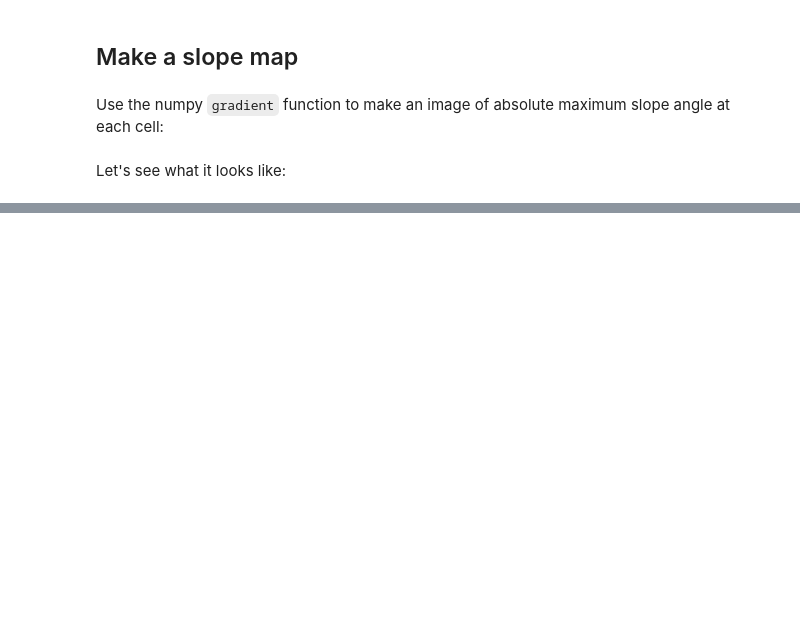
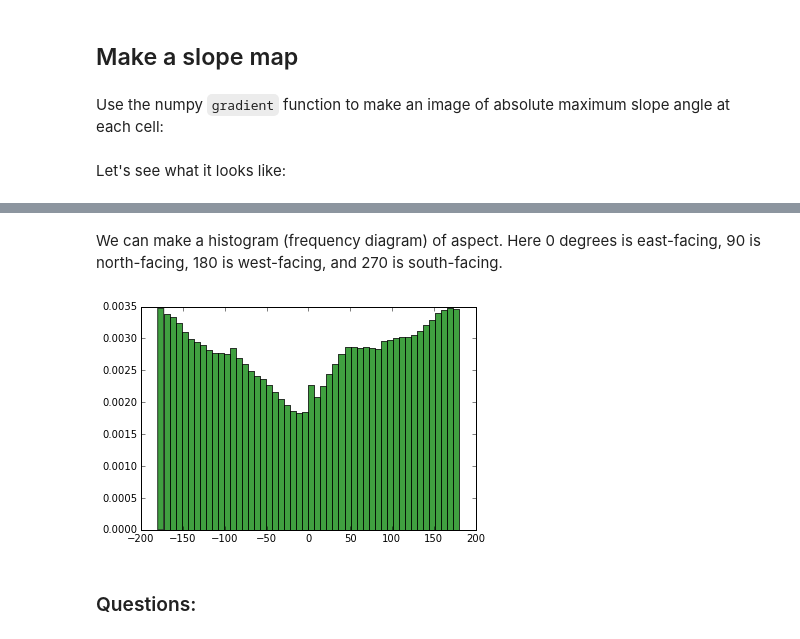
Before and after one commit to gregtucker/dem_analysis_with_gdal, a Jupyter notebook: dem_processing_with_gdal_python.ipynb, the cells around one changed output, grey strips where cells are left out. Drawn from its saved outputs; the diff is of its cells as text; code cells hidden in the pictures; blank space fills up the shorter version.

```diff
--- a/dem_processing_with_gdal_python.ipynb
+++ b/dem_processing_with_gdal_python.ipynb
@@ -65,0 +104,9 @@ plt.imshow(sb, vmin=0.0, vmax=1.0)
+# %% [markdown]
+We can make a histogram (frequency diagram) of aspect. Here 0 degrees is east-facing, 90 is north-facing, 180 is west-facing, and 270 is south-facing.
+# %%
+abdeg = (180./np.pi)*ab # convert to degrees
+n, bins, patches = plt.hist(abdeg.flatten(), 50, normed=1, facecolor='green', alpha=0.75)
+# %% [output]
+[figure, added]
+# %% [markdown]
+### Questions:
```
Also changed, not shown: parts of 21 cells of this notebook.
